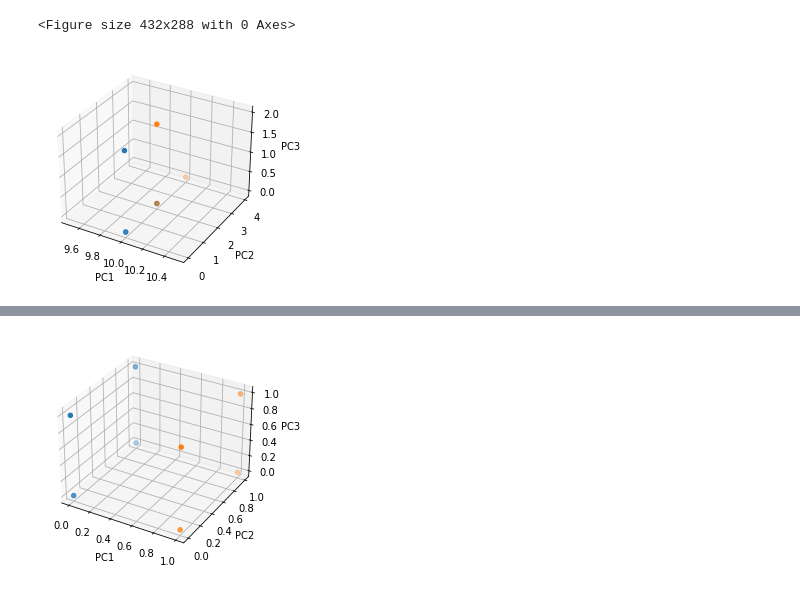
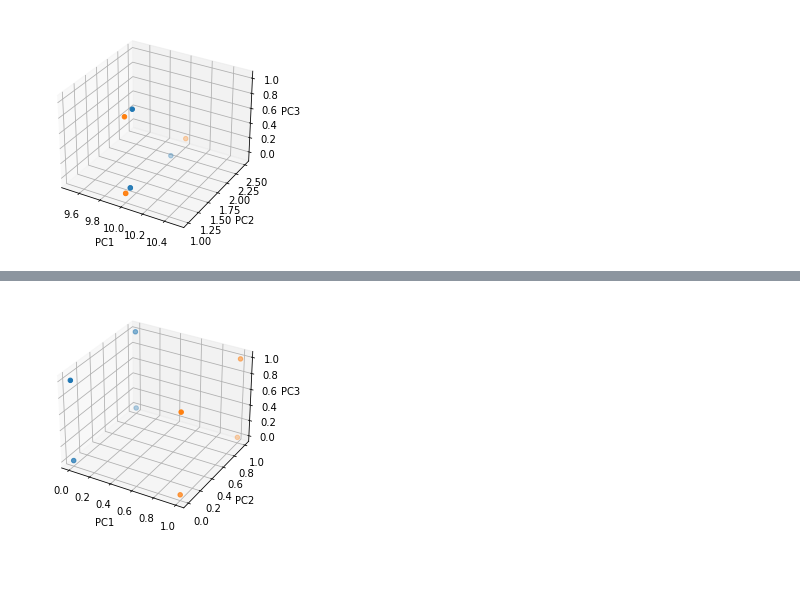
Before and after one commit to tjonesster/alphafold, a Jupyter notebook: alphafold/apps/newest_superimposition.ipynb, the cells around one changed output, grey strips where cells are left out. Saved outputs shown, nothing was run; the diff lists cells and outputs as text; code cells hidden in the pictures.

```diff
--- a/alphafold/apps/newest_superimposition.ipynb
+++ b/alphafold/apps/newest_superimposition.ipynb
@@ -321,27 +320,26 @@ structure1 = pdb_file(args['file_2'])
 # %%
 # lists_to_zipped_list()
 points_1= [[5,0,0],
  [5,1,0],
  [5,0,1],
  [5,0,0]
 ]
-points_2= [[5,1,0],
- [5,2,0],
- [5,1,1],
- [5,1,0]
+points_2= [[10,1,0],
+ [10,2.5,0],
+ [10,1,1],
+ [10,1,0]
 ]
 
 PCO = PointCloudOperations()
-# points_1,points_2 = PCO.superimpose(points_1,points_2)
-fig = plt.figure()
+points_1,points_2 = PCO.superimpose(points_1,points_2)
 
+
+PCO.scatter_3d(point_groups=[points_1,points_2])
+
+# points_1, points_2 = PCO.superimpose(points_1,points_2)
 # PCO.scatter_3d(point_groups=[points_1,points_2])
-
-points_1, points_2 = PCO.superimpose(points_1,points_2)
-PCO.scatter_3d(point_groups=[points_1,points_2])
 # %% [output]
-<Figure size 432x288 with 0 Axes>
-[figure, old version]
+[figure, new version]
 # %%
 points_1
 # %% [output]
```
Also changed, not shown: parts of 12 cells of this notebook.
